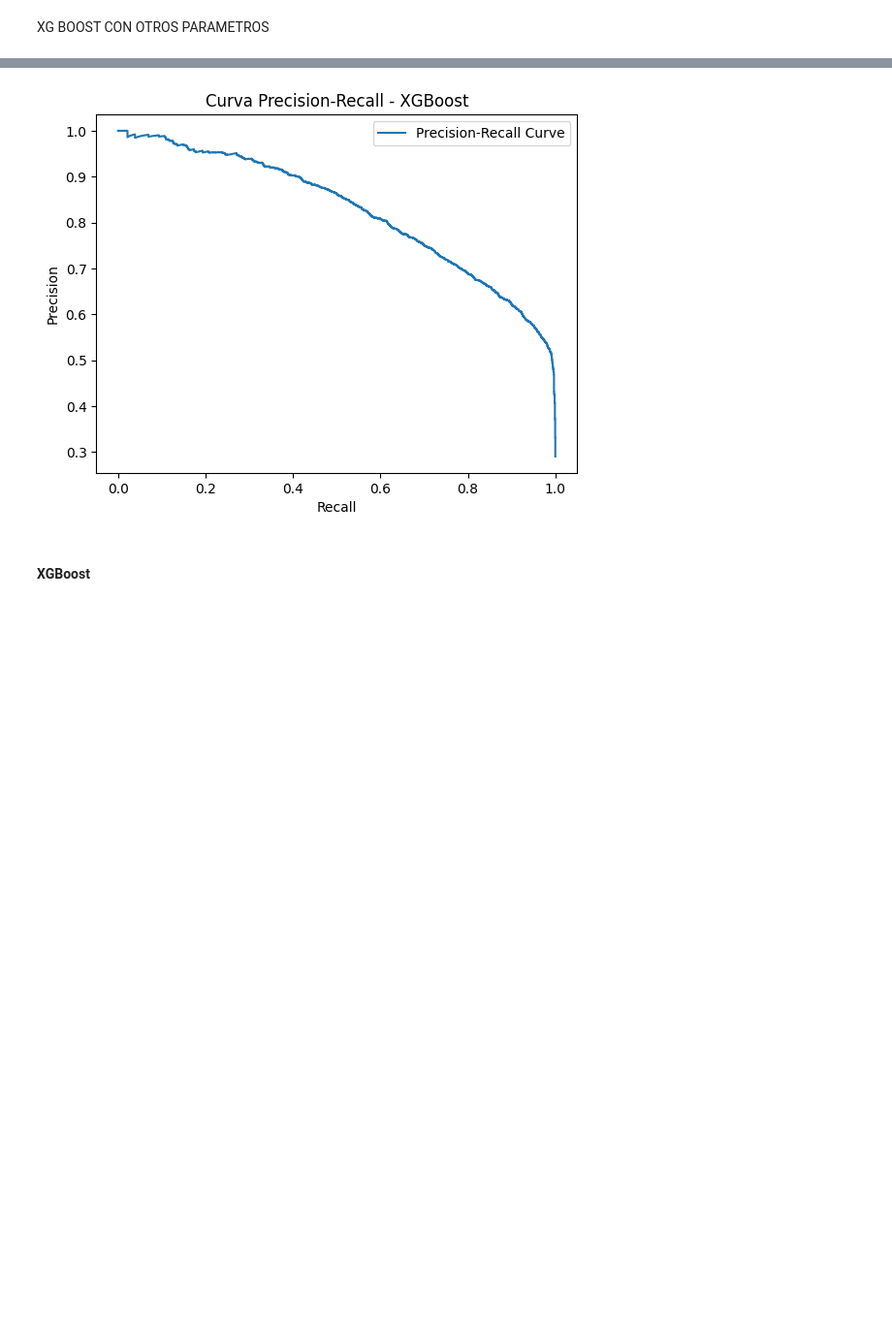
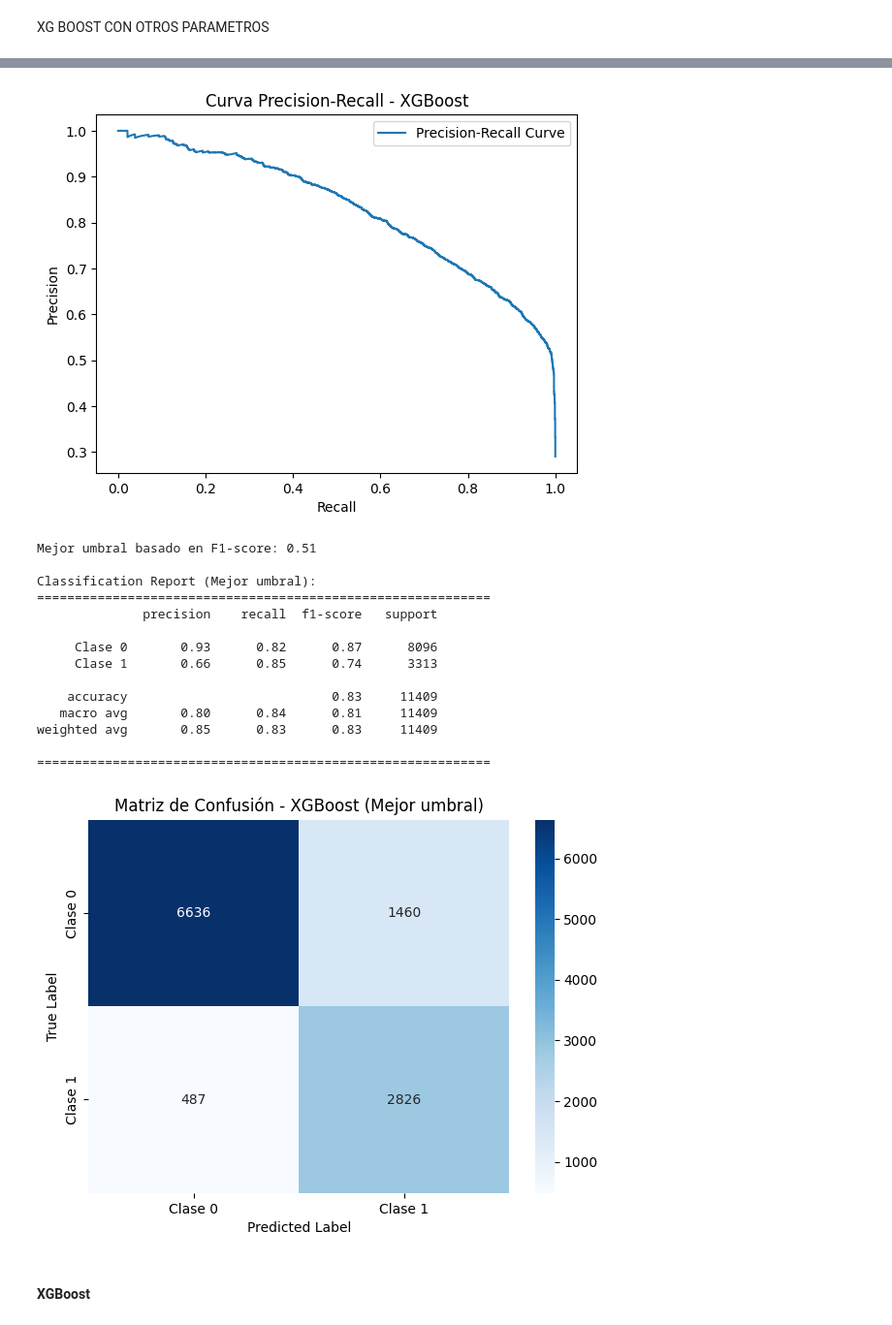
Before and after one commit to seerraa16/IA-LetsGo, a Jupyter notebook: analisis.ipynb, the cells around one changed output, grey strips where cells are left out. Shown at 97% size. Drawn from its saved outputs; the diff is of its cells as text; code cells hidden in the pictures; blank space fills up the shorter version.

```diff
--- a/analisis.ipynb
+++ b/analisis.ipynb
@@ -1067,8 +1067,11 @@ plt.ylabel('True Label')
 plt.title(f'Matriz de Confusión - XGBoost')
 plt.show()
 
-# Reporte de clasificación
+# Reporte de clasificación mejorado
+print("\nClassification Report:")
+print("=" * 60)
 print(classification_report(y_test, y_pred, target_names=["Clase 0", "Clase 1"]))
+print("=" * 60)
 
 # Curva ROC
 fpr, tpr, _ = roc_curve(y_test, y_pred_proba)
@@ -1082,7 +1085,7 @@ plt.legend()
 plt.show()
 
 # Curva Precision-Recall
-precision, recall, _ = precision_recall_curve(y_test, y_pred_proba)
+precision, recall, thresholds = precision_recall_curve(y_test, y_pred_proba)
 plt.figure()
 plt.plot(recall, precision, label='Precision-Recall Curve')
 plt.xlabel('Recall')
@@ -1090,6 +1093,29 @@ plt.ylabel('Precision')
 plt.title('Curva Precision-Recall - XGBoost')
 plt.legend()
 plt.show()
+
+# Encontrar el mejor umbral basado en F1-score
+f1_scores = 2 * (precision * recall) / (precision + recall)
+best_threshold = thresholds[np.argmax(f1_scores)]
+print(f"\nMejor umbral basado en F1-score: {best_threshold:.2f}")
+
+# Aplicar el mejor umbral
+y_pred_mejor_umbral = (y_pred_proba >= best_threshold).astype(int)
+
+# Reporte de clasificación con el mejor umbral
+print("\nClassification Report (Mejor umbral):")
+print("=" * 60)
+print(classification_report(y_test, y_pred_mejor_umbral, target_names=["Clase 0", "Clase 1"]))
+print("=" * 60)
+
+# Matriz de confusión con el mejor umbral
+plt.figure(figsize=(7, 5))
+cm_mejor_umbral = confusion_matrix(y_test, y_pred_mejor_umbral)
+sns.heatmap(cm_mejor_umbral, annot=True, fmt='d', cmap='Blues', xticklabels=["Clase 0", "Clase 1"], yticklabels=["Clase 0", "Clase 1"])
+plt.xlabel('Predicted Label')
+plt.ylabel('True Label')
+plt.title(f'Matriz de Confusión - XGBoost (Mejor umbral)')
+plt.show()
 # %% [output]
 |  | max_depth | learning_rate | n_estimators | accuracy | f1_score | recall | roc_auc | precision | cv_score | ... |
 | 3 | 5 | 0.10 | 500 | 0.826102 | 0.832024 | 0.826102 | 0.922571 | 0.852541 | 0.818797 | ... |
@@ -1107,5 +1137,20 @@ weighted avg       0.85      0.83      0.83     11409
 [figure]
 [figure]
+Mejor umbral basado en F1-score: 0.51
+
+Classification Report (Mejor umbral):
+============================================================
+              precision    recall  f1-score   support
+
+     Clase 0       0.93      0.82      0.87      8096
+     Clase 1       0.66      0.85      0.74      3313
+
+    accuracy                           0.83     11409
+   macro avg       0.80      0.84      0.81     11409
+weighted avg       0.85      0.83      0.83     11409
+
+============================================================
+[figure, added]
 # %% [markdown]
 #### XGBoost
 # %%
```
Also changed, not shown: parts of 1 cell of this notebook.
